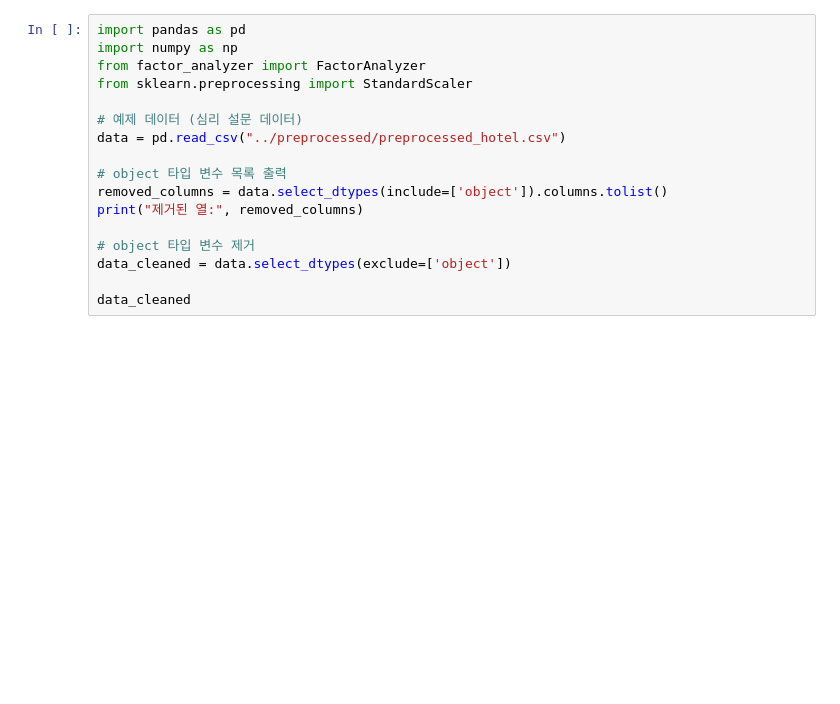
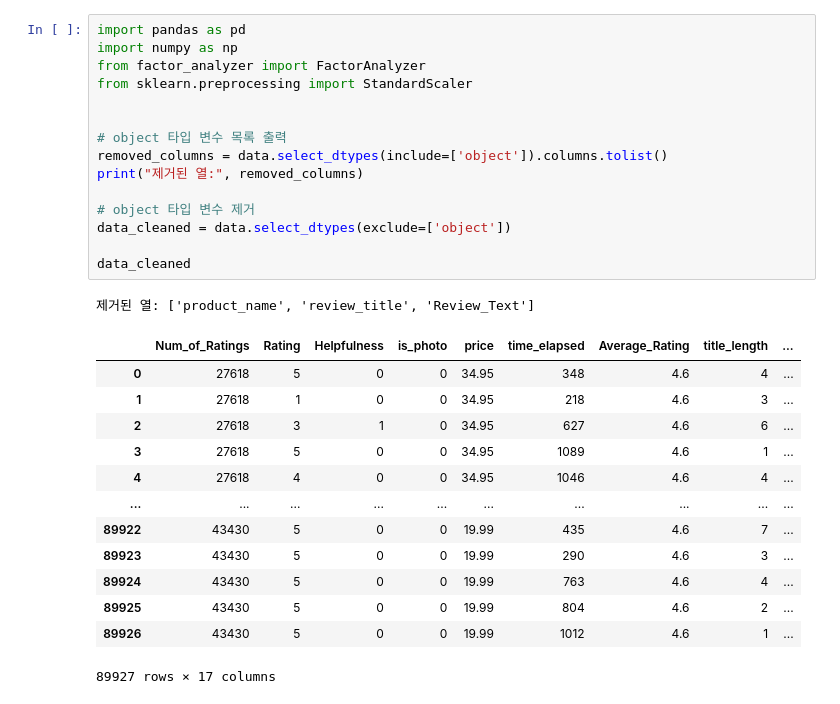
Before and after one commit to bhw119/PADA_LAB, a Jupyter notebook: 구조방정식/PAF.ipynb, the cells around one changed output. Drawn from its saved outputs; the diff is of its cells as text; blank space fills up the shorter version.

```diff
--- a/구조방정식/PAF.ipynb
+++ b/구조방정식/PAF.ipynb
@@ -22,20 +22,33 @@ data
 # %%
 import pandas as pd
 import numpy as np
 from factor_analyzer import FactorAnalyzer
 from sklearn.preprocessing import StandardScaler
 
-# 예제 데이터 (심리 설문 데이터)
-data = pd.read_csv("../preprocessed/preprocessed_hotel.csv")
 
 # object 타입 변수 목록 출력
 removed_columns = data.select_dtypes(include=['object']).columns.tolist()
 print("제거된 열:", removed_columns)
 
 # object 타입 변수 제거
 data_cleaned = data.select_dtypes(exclude=['object'])
 
 data_cleaned
+# %% [output]
+제거된 열: ['product_name', 'review_title', 'Review_Text']
+|  | Num_of_Ratings | Rating | Helpfulness | is_photo | price | time_elapsed | Average_Rating | title_length | ... |
+| 0 | 27618 | 5 | 0 | 0 | 34.95 | 348 | 4.6 | 4 | ... |
+| 1 | 27618 | 1 | 0 | 0 | 34.95 | 218 | 4.6 | 3 | ... |
+| 2 | 27618 | 3 | 1 | 0 | 34.95 | 627 | 4.6 | 6 | ... |
+| 3 | 27618 | 5 | 0 | 0 | 34.95 | 1089 | 4.6 | 1 | ... |
+| 4 | 27618 | 4 | 0 | 0 | 34.95 | 1046 | 4.6 | 4 | ... |
+| ... | ... | ... | ... | ... | ... | ... | ... | ... | ... |
+| 89922 | 43430 | 5 | 0 | 0 | 19.99 | 435 | 4.6 | 7 | ... |
+| 89923 | 43430 | 5 | 0 | 0 | 19.99 | 290 | 4.6 | 3 | ... |
+| 89924 | 43430 | 5 | 0 | 0 | 19.99 | 763 | 4.6 | 4 | ... |
+| 89925 | 43430 | 5 | 0 | 0 | 19.99 | 804 | 4.6 | 2 | ... |
+| 89926 | 43430 | 5 | 0 | 0 | 19.99 | 1012 | 4.6 | 1 | ... |
+89927 rows × 17 columns
 # %%
 from factor_analyzer import FactorAnalyzer
 from factor_analyzer.factor_analyzer import calculate_kmo, calculate_bartlett_sphericity
```
Also changed, not shown: parts of 2 cells of this notebook, 6 other files.
